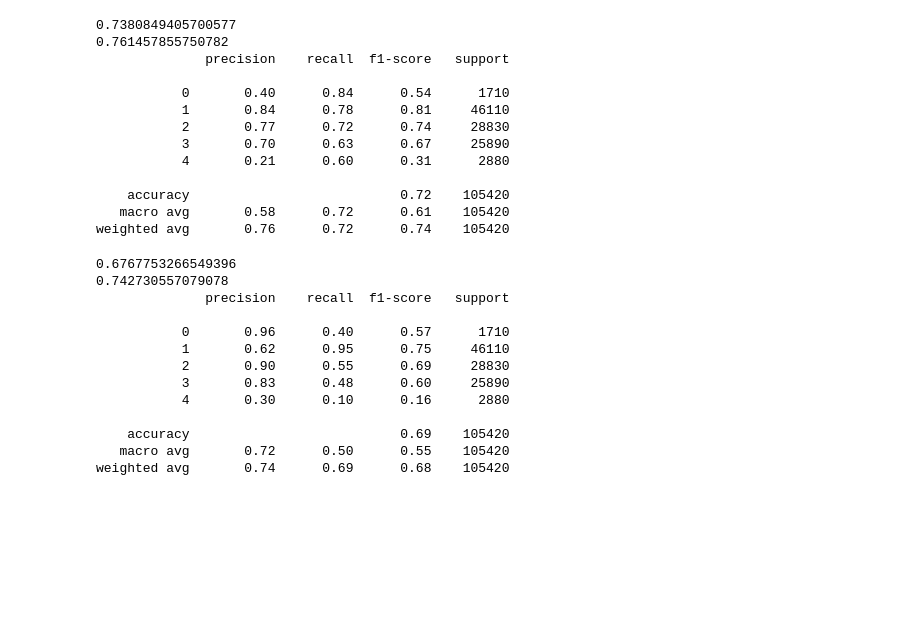
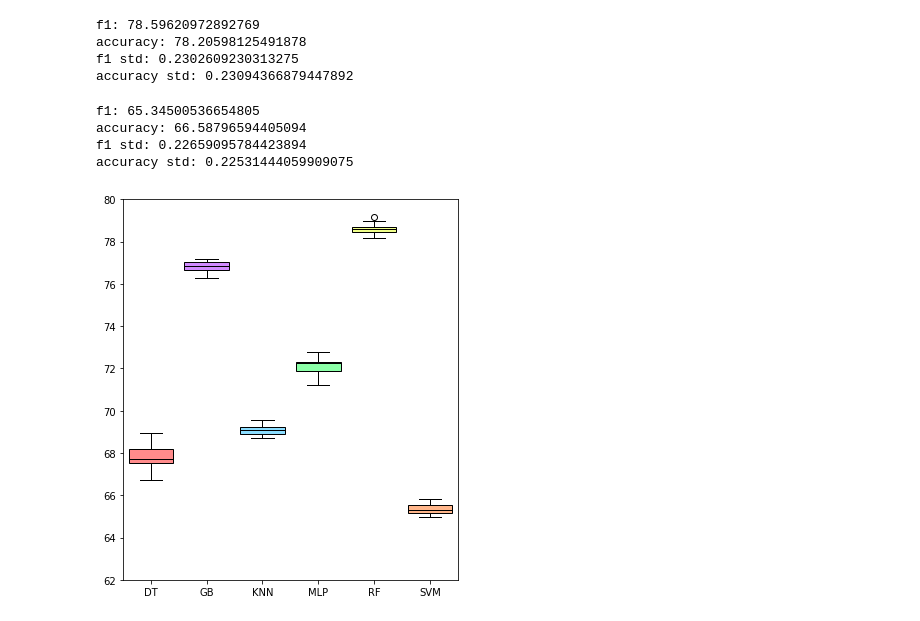
Before and after one commit to danielSbastos/mts-classification, a Jupyter notebook: analysis.ipynb, the cells around one changed output. Saved outputs shown, nothing was run; the diff lists cells and outputs as text; code cells hidden in the pictures; blank space fills up the shorter version.

```diff
--- a/analysis.ipynb
+++ b/analysis.ipynb
@@ -68,3 +70,3 @@ weighted avg       0.83      0.83      0.83    105420
 # %%
-report_folder_n('juliana-gb', 10)
+f1_knn, accuracy_knn = report_folder_n('sophia-knn', 10)
 # %% [output]
@@ -84,3 +77,3 @@ weighted avg       0.83      0.83      0.83    105420
 # %%
-report_folder_n('juliana-mlp', 10)
+f1_mlp, accuracy_mlp = report_folder_n('sophia-mlp', 10)
 # %% [output]
@@ -100,32 +84,37 @@ weighted avg       0.80      0.78      0.79    105420
 # %%
-report_folder_n('juliana-knn', 10)
+f1_rf, accuracy_rf = report_folder_n('sophia-rf', 10)
 # %% [output]
-0.7380849405700577
-0.761457855750782
-              precision    recall  f1-score   support
-
-           0       0.40      0.84      0.54      1710
-           1       0.84      0.78      0.81     46110
-           2       0.77      0.72      0.74     28830
-           3       0.70      0.63      0.67     25890
-           4       0.21      0.60      0.31      2880
-
-    accuracy                           0.72    105420
-   macro avg       0.58      0.72      0.61    105420
-weighted avg       0.76      0.72      0.74    105420
+f1: 78.59620972892769
+accuracy: 78.20598125491878
+f1 std: 0.2302609230313275
+accuracy std: 0.23094366879447892
 # %%
-report_folder_n('juliana-svm', 10)
+f1_svm, accuracy_svm = report_folder_n('sophia-svm', 10)
 # %% [output]
-0.6767753266549396
-0.742730557079078
-              precision    recall  f1-score   support
-
-           0       0.96      0.40      0.57      1710
-           1       0.62      0.95      0.75     46110
-           2       0.90      0.55      0.69     28830
-           3       0.83      0.48      0.60     25890
-           4       0.30      0.10      0.16      2880
-
-    accuracy                           0.69    105420
-   macro avg       0.72      0.50      0.55    105420
-weighted avg       0.74      0.69      0.68    105420
+f1: 65.34500536654805
+accuracy: 66.58796594405094
+f1 std: 0.22659095784423894
+accuracy std: 0.22531444059909075
+# %%
+fig, ax = plt.subplots()
+
+
+box = ax.boxplot([f1_dt, f1_gb, f1_knn, f1_mlp, f1_rf, f1_svm],  patch_artist=True, widths=(0.8))
+plt.xticks([1, 2, 3, 4, 5, 6], ["DT", "GB", "KNN", "MLP", "RF", "SVM"])
+
+plt.ylim(62, 80)
+
+colors = ['#FF8B8B', '#D18BFF',
+          '#8BDDFF', '#8BFFA7',
+          '#F0FF8B', '#FFB68B']
+
+for patch, color in zip(box['boxes'], colors):
+    patch.set_facecolor(color)
+
+for median in box['medians']:
+    median.set_color('black')
+
+plt.savefig('f1.png', dpi=300)
+plt.show()
+# %% [output]
+[figure, added]
```
Also changed, not shown: parts of 9 cells of this notebook, 2 other files.
